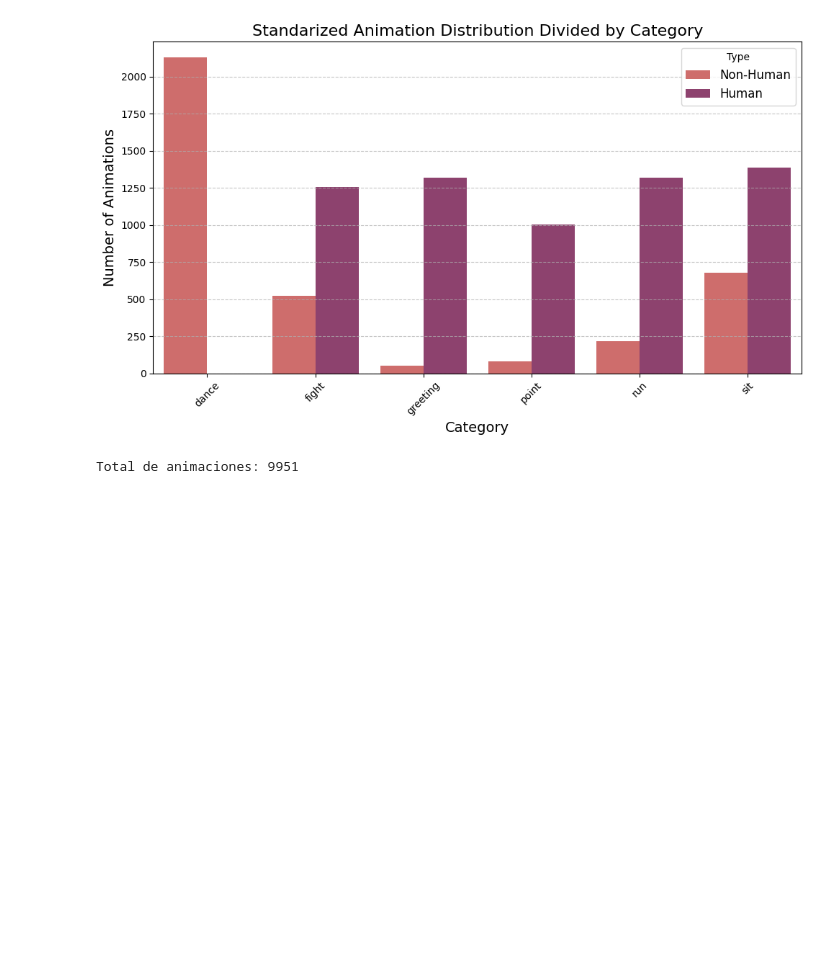
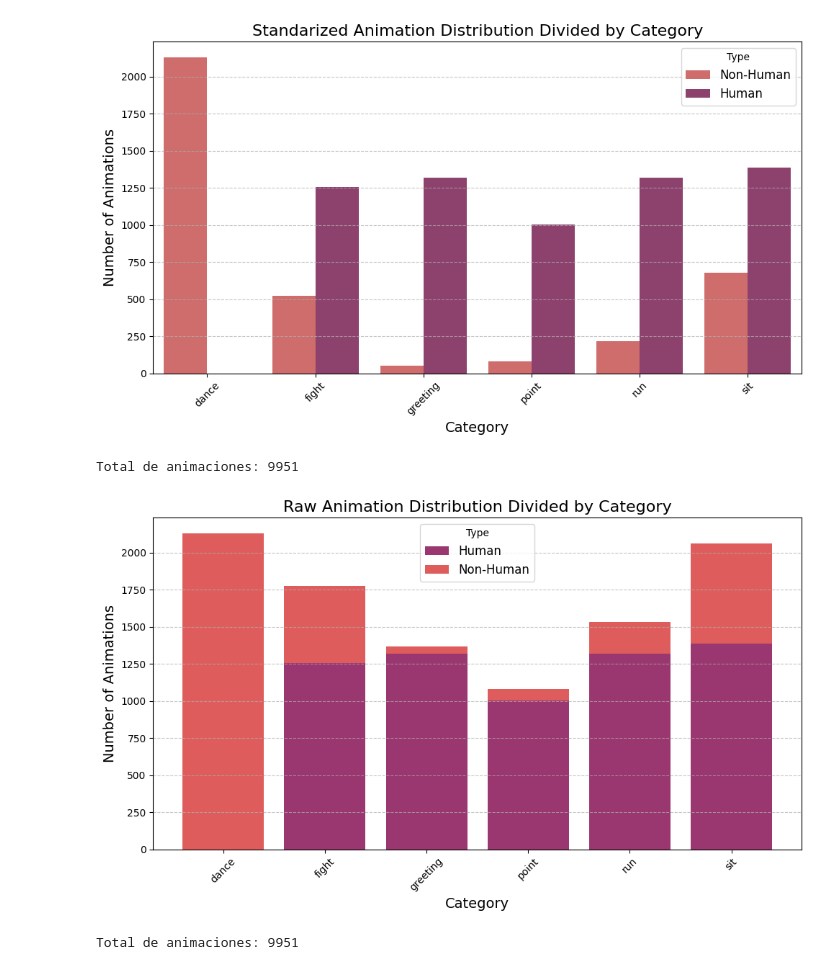
Before and after one commit to FratosVR/Models, a Jupyter notebook: citas_generacion_dataset/datos_demograficos_dataset.ipynb, the cells around one changed output. Saved outputs shown, nothing was run; the diff lists cells and outputs as text; code cells hidden in the pictures; blank space fills up the shorter version.

```diff
--- a/citas_generacion_dataset/datos_demograficos_dataset.ipynb
+++ b/citas_generacion_dataset/datos_demograficos_dataset.ipynb
@@ -335,6 +375,48 @@ plt.show()
 # %% [output]
 Total de animaciones: 9951
 [figure]
+# %%
+files = glob.glob("../src/dataset/splitted-animations/*.csv")
+print(f"Total de animaciones: {len(files)}")
+files_splitted_df = pd.DataFrame(columns=["file", "Category", "Human/Non-Human"])
+data = []
+for file in files:
+    category = file.split("/")[-1].split("_")[0]
+    human_status = "Human" if "User" in file else "Non-Human"
+    data.append({
+        "file": file,
+        "Category": category,
+        "Human/Non-Human": human_status
+    })
+
+files_splitted_df = pd.DataFrame(data)
+count = files_splitted_df.groupby(["Category", "Human/Non-Human"]).size().reset_index(name="Count")
+# Pivot for stacking
+pivot_df = count.pivot(index="Category", columns="Human/Non-Human", values="Count").fillna(0)
+categories = pivot_df.index
+human_counts = pivot_df.get("Human", pd.Series([0]*len(categories)))
+nonhuman_counts = pivot_df.get("Non-Human", pd.Series([0]*len(categories)))
+
+# Get Seaborn flare palette (2 colors)
+colors = sns.color_palette("flare", n_colors=2)
+
+# Plot
+plt.figure(figsize=(10, 6))
+plt.bar(categories, human_counts, label="Human", color=colors[1])
+plt.bar(categories, nonhuman_counts, bottom=human_counts, label="Non-Human", color=colors[0])
+
+plt.xlabel("Category", fontsize=14)
+plt.ylabel("Number of Animations", fontsize=14)
+plt.title("Raw Animation Distribution Divided by Category", fontsize=16)
+plt.xticks(rotation=45)
+plt.legend(title="Type", fontsize=12)
+plt.grid(axis='y', linestyle='--', alpha=0.7)
+plt.tight_layout()
+plt.savefig("./images/Distribución_de_animaciones_adaptadas_por_categoria-stacked.png", dpi=300, bbox_inches='tight')
+plt.show()
+# %% [output]
+Total de animaciones: 9951
+[figure, added]
 # %%
 files = glob.glob("../src/dataset/splitted-animations/*.csv")
 print(f"Total de animaciones: {len(files)}")
```
Also changed, not shown: parts of 1 cell of this notebook, 13 other files.
